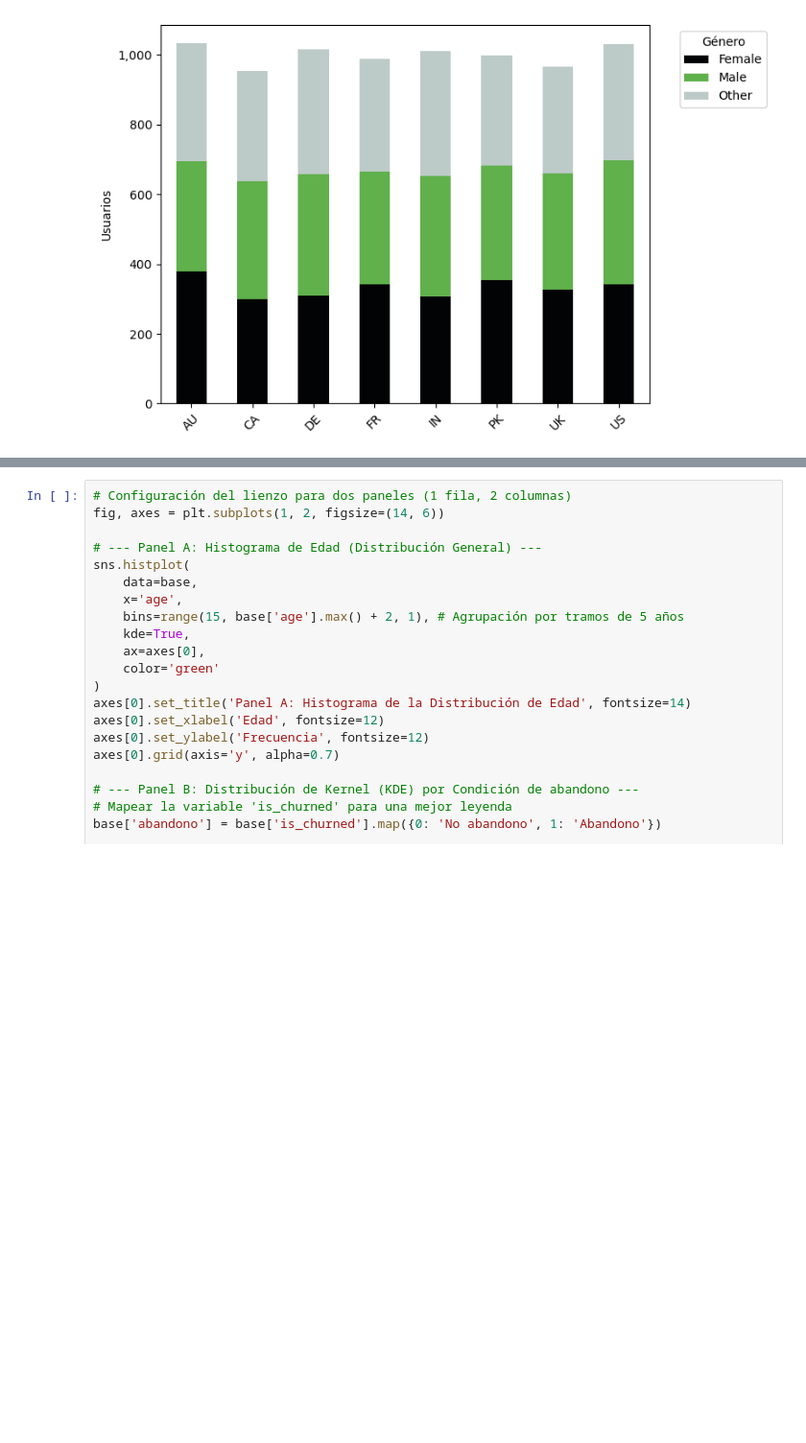
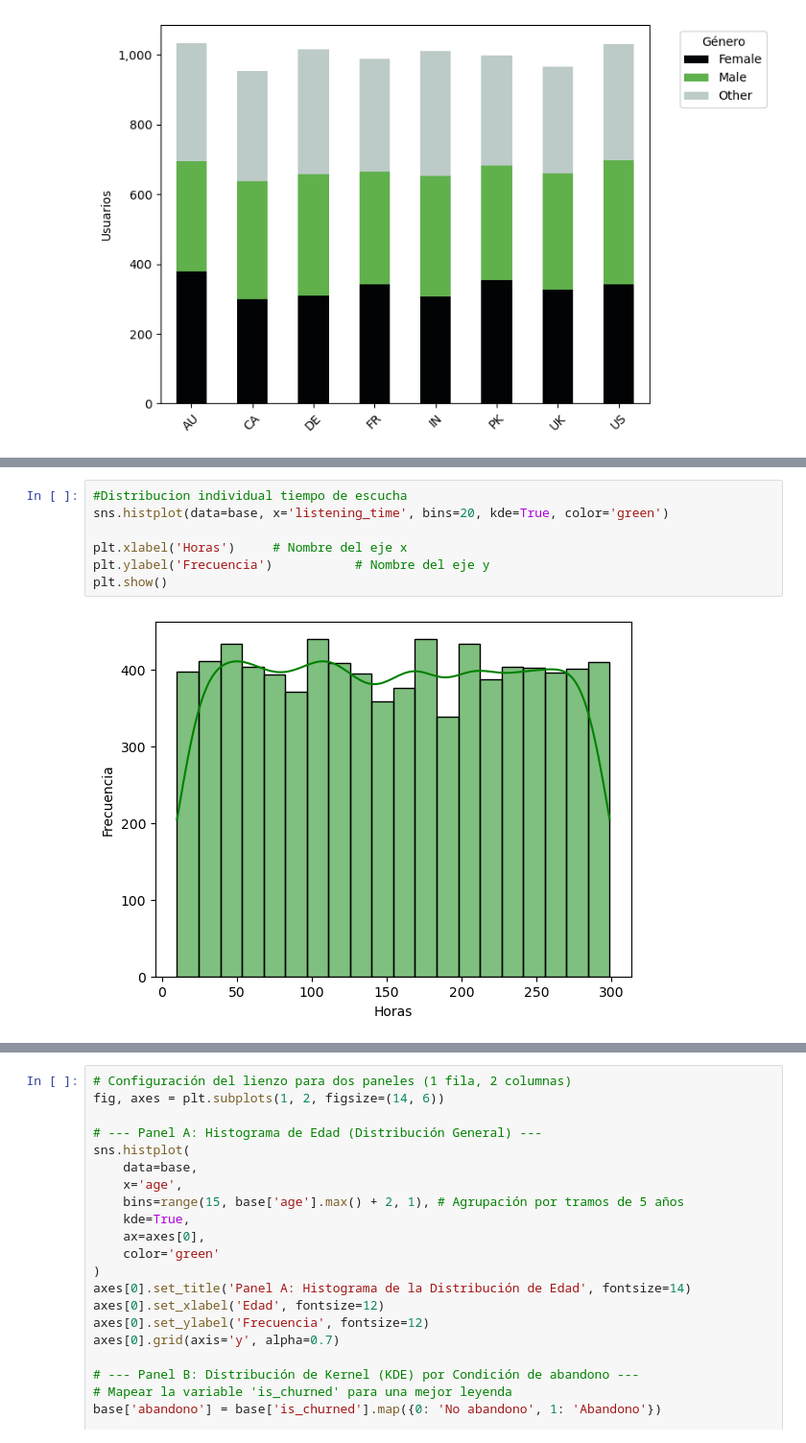
Before and after one commit to franlecam/BigDataUBA-Grupo1, a Jupyter notebook: TP_spotify/TP.ipynb, the cells around one changed output, grey strips where cells are left out. Shown at 96% size. Cells and saved outputs as stored; diff of their text form; blank space fills up the shorter version.

```diff
--- a/TP_spotify/TP.ipynb
+++ b/TP_spotify/TP.ipynb
@@ -190,0 +228,9 @@ plt.show()
+# %%
+#Distribucion individual tiempo de escucha
+sns.histplot(data=base, x='listening_time', bins=20, kde=True, color='green')
+
+plt.xlabel('Horas')     # Nombre del eje x
+plt.ylabel('Frecuencia')           # Nombre del eje y
+plt.show()
+# %% [output]
+[figure, added]
```
Also changed, not shown: parts of 16 cells of this notebook.
